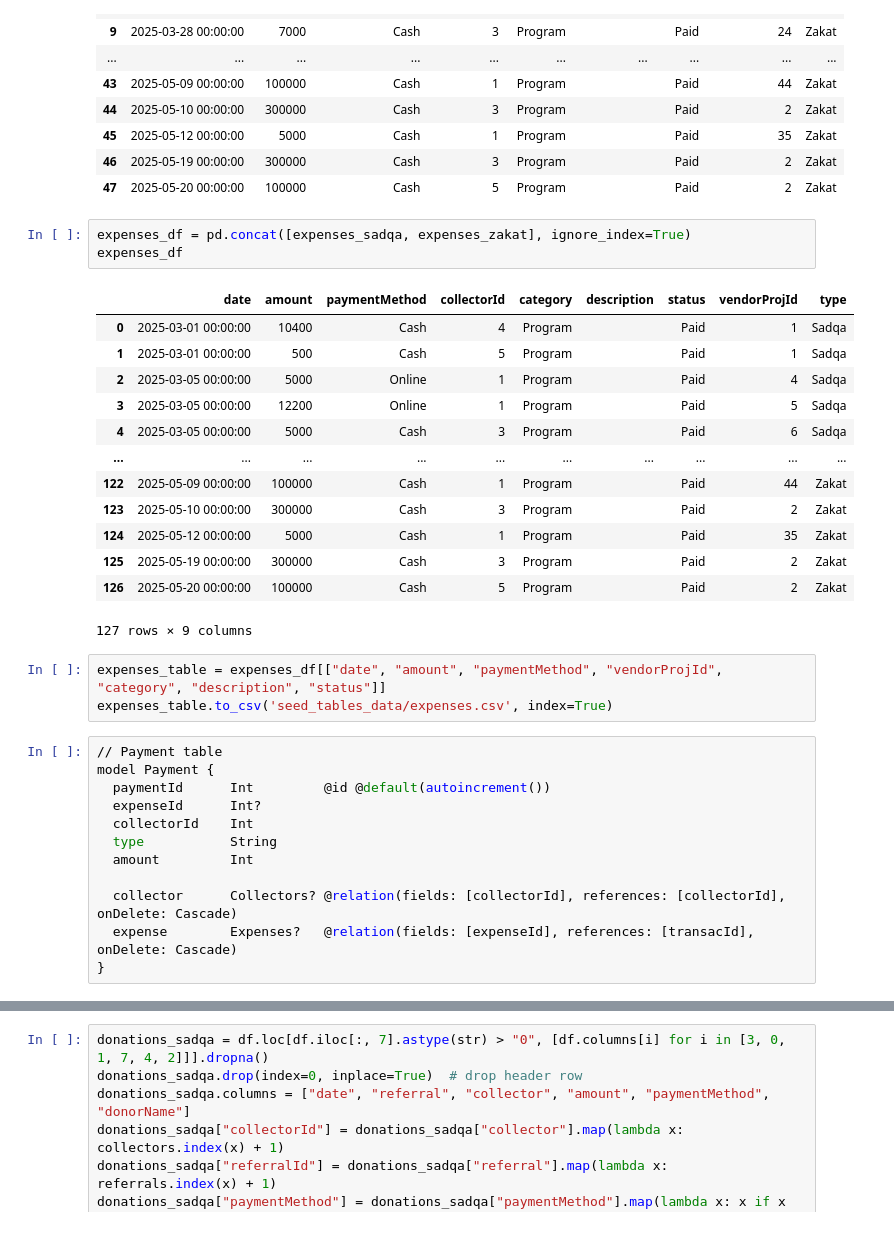
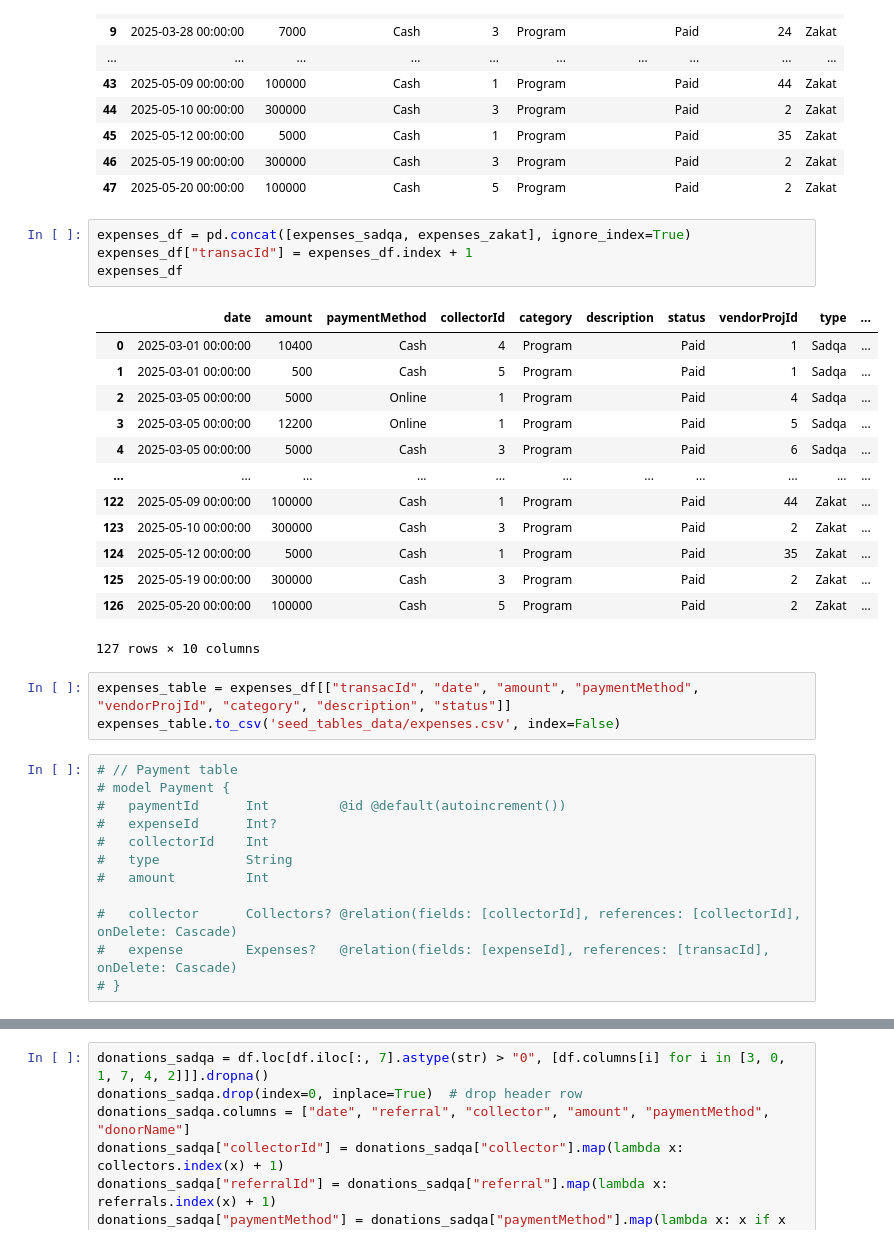
Before and after one commit to msaadg/mvmnt-financial-tracker, a Jupyter notebook: prisma/data-cleaning.ipynb, the cells around one changed output, grey strips where cells are left out. Cells and saved outputs as stored; diff of their text form.

Commit message:
csv refinement + data seed script

```diff
--- a/prisma/data-cleaning.ipynb
+++ b/prisma/data-cleaning.ipynb
@@ -122,36 +123,37 @@ expenses_zakat
 | 47 | 2025-05-20 00:00:00 | 100000 | Cash | 5 | Program |  | Paid | 2 | Zakat |
 # %%
 expenses_df = pd.concat([expenses_sadqa, expenses_zakat], ignore_index=True)
+expenses_df["transacId"] = expenses_df.index + 1
 expenses_df
 # %% [output]
-|  | date | amount | paymentMethod | collectorId | category | description | status | vendorProjId | type |
-| 0 | 2025-03-01 00:00:00 | 10400 | Cash | 4 | Program |  | Paid | 1 | Sadqa |
-| 1 | 2025-03-01 00:00:00 | 500 | Cash | 5 | Program |  | Paid | 1 | Sadqa |
-| 2 | 2025-03-05 00:00:00 | 5000 | Online | 1 | Program |  | Paid | 4 | Sadqa |
-| 3 | 2025-03-05 00:00:00 | 12200 | Online | 1 | Program |  | Paid | 5 | Sadqa |
-| 4 | 2025-03-05 00:00:00 | 5000 | Cash | 3 | Program |  | Paid | 6 | Sadqa |
-| ... | ... | ... | ... | ... | ... | ... | ... | ... | ... |
-| 122 | 2025-05-09 00:00:00 | 100000 | Cash | 1 | Program |  | Paid | 44 | Zakat |
-| 123 | 2025-05-10 00:00:00 | 300000 | Cash | 3 | Program |  | Paid | 2 | Zakat |
-| 124 | 2025-05-12 00:00:00 | 5000 | Cash | 1 | Program |  | Paid | 35 | Zakat |
-| 125 | 2025-05-19 00:00:00 | 300000 | Cash | 3 | Program |  | Paid | 2 | Zakat |
-| 126 | 2025-05-20 00:00:00 | 100000 | Cash | 5 | Program |  | Paid | 2 | Zakat |
+|  | date | amount | paymentMethod | collectorId | category | description | status | vendorProjId | type | ... |
+| 0 | 2025-03-01 00:00:00 | 10400 | Cash | 4 | Program |  | Paid | 1 | Sadqa | ... |
+| 1 | 2025-03-01 00:00:00 | 500 | Cash | 5 | Program |  | Paid | 1 | Sadqa | ... |
+| 2 | 2025-03-05 00:00:00 | 5000 | Online | 1 | Program |  | Paid | 4 | Sadqa | ... |
+| 3 | 2025-03-05 00:00:00 | 12200 | Online | 1 | Program |  | Paid | 5 | Sadqa | ... |
+| 4 | 2025-03-05 00:00:00 | 5000 | Cash | 3 | Program |  | Paid | 6 | Sadqa | ... |
+| ... | ... | ... | ... | ... | ... | ... | ... | ... | ... | ... |
+| 122 | 2025-05-09 00:00:00 | 100000 | Cash | 1 | Program |  | Paid | 44 | Zakat | ... |
+| 123 | 2025-05-10 00:00:00 | 300000 | Cash | 3 | Program |  | Paid | 2 | Zakat | ... |
+| 124 | 2025-05-12 00:00:00 | 5000 | Cash | 1 | Program |  | Paid | 35 | Zakat | ... |
+| 125 | 2025-05-19 00:00:00 | 300000 | Cash | 3 | Program |  | Paid | 2 | Zakat | ... |
+| 126 | 2025-05-20 00:00:00 | 100000 | Cash | 5 | Program |  | Paid | 2 | Zakat | ... |
-127 rows × 9 columns
+127 rows × 10 columns
 # %%
-expenses_table = expenses_df[["date", "amount", "paymentMethod", "vendorProjId", "category", "description", "status"]]
-expenses_table.to_csv('seed_tables_data/expenses.csv', index=True)
+expenses_table = expenses_df[["transacId", "date", "amount", "paymentMethod", "vendorProjId", "category", "description", "status"]]
+expenses_table.to_csv('seed_tables_data/expenses.csv', index=False)
 # %%
-// Payment table
-model Payment {
-  paymentId      Int         @id @default(autoincrement())
-  expenseId      Int?
-  collectorId    Int
-  type           String
-  amount         Int
+# // Payment table
+# model Payment {
+#   paymentId      Int         @id @default(autoincrement())
+#   expenseId      Int?
+#   collectorId    Int
+#   type           String
+#   amount         Int
 
-  collector      Collectors? @relation(fields: [collectorId], references: [collectorId], onDelete: Cascade)
-  expense        Expenses?   @relation(fields: [expenseId], references: [transacId], onDelete: Cascade)
-}
+#   collector      Collectors? @relation(fields: [collectorId], references: [collectorId], onDelete: Cascade)
+#   expense        Expenses?   @relation(fields: [expenseId], references: [transacId], onDelete: Cascade)
+# }
 # %%
 payments_table = expenses_df[["collectorId", "type", "amount"]]
 payments_table["expenseId"] = expenses_df.index + 1
```
Also changed, not shown: parts of 7 cells of this notebook, 9 other files.
